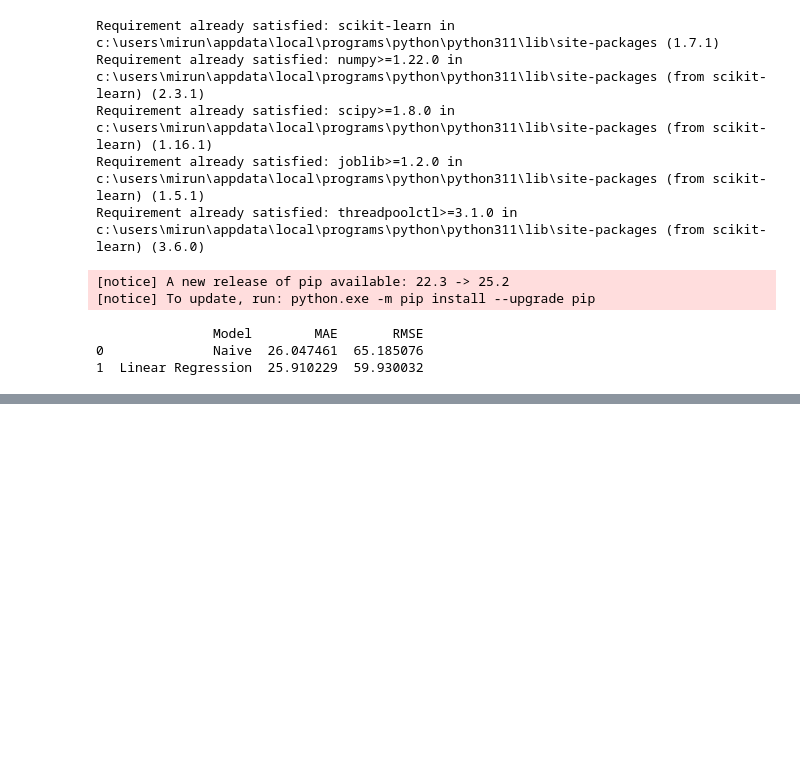
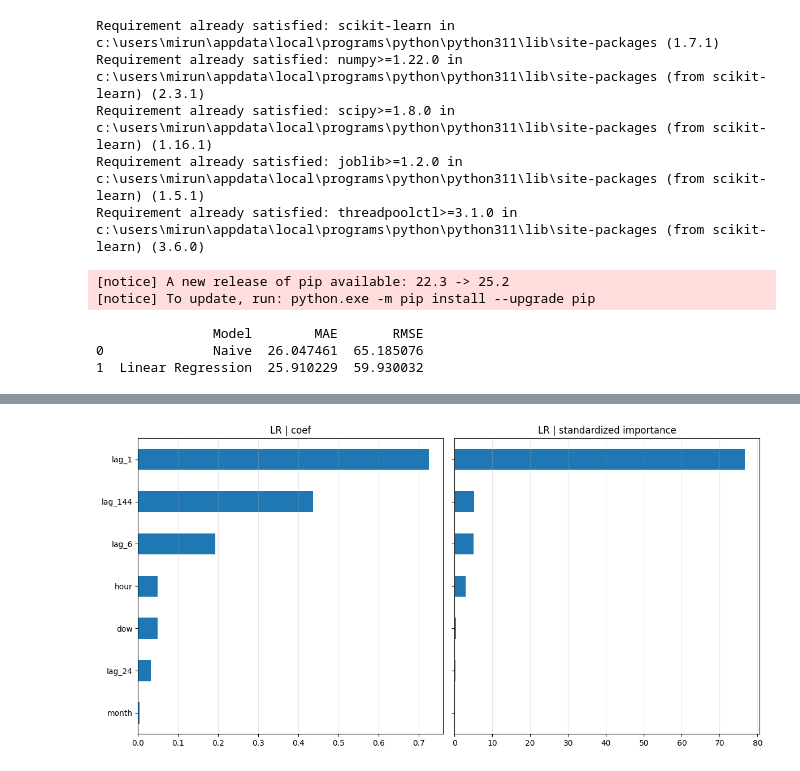
Before and after one commit to mirunadumitru/energy-forecasting, a Jupyter notebook: 04_baseline_model.ipynb, the cells around one changed output, grey strips where cells are left out. Drawn from its saved outputs; the diff is of its cells as text; code cells hidden in the pictures; blank space fills up the shorter version.

```diff
--- a/04_baseline_model.ipynb
+++ b/04_baseline_model.ipynb
@@ -56,0 +170,18 @@ print(pd.DataFrame({
+# %%
+import numpy as np
+import pandas as pd
+import matplotlib.pyplot as plt
+
+coef = pd.Series(model.coef_, index=X_train.columns, name="coef")
+imp_abs = coef.abs().sort_values(ascending=True)
+
+stdized = (coef * X_train.std()).abs().sort_values(ascending=True)
+
+fig, ax = plt.subplots(1, 2, figsize=(12, 6), sharey=True)
+imp_abs.plot(kind="barh", ax=ax[0], title="LR | coef")
+stdized.plot(kind="barh", ax=ax[1], title="LR | standardized importance")
+for a in ax: a.grid(axis="x", alpha=0.3)
+plt.tight_layout()
+plt.show()
+# %% [output]
+[figure, added]
```
Also changed, not shown: parts of 4 cells of this notebook, 7 other files.
